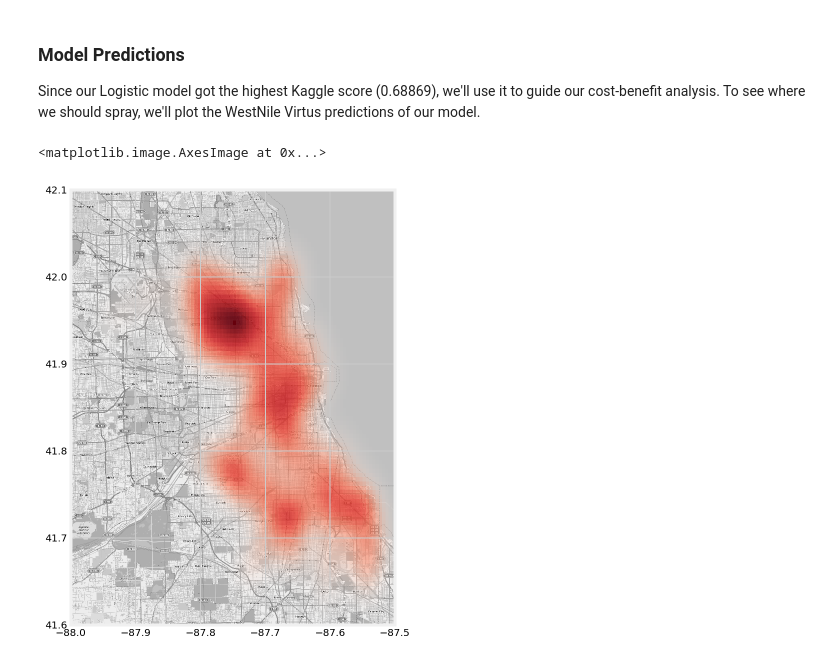
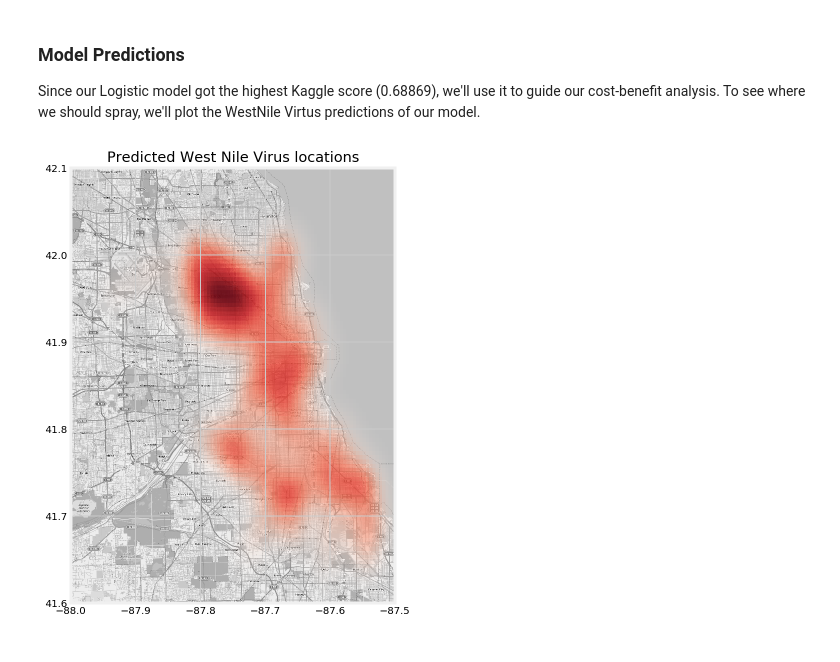
Before and after one commit to jphampton/west-nile, a Jupyter notebook: Models.ipynb, the cells around one changed output. Drawn from its saved outputs; the diff is of its cells as text; code cells hidden in the pictures.

Commit message:
Added title to prediction plot

```diff
--- a/Models.ipynb
+++ b/Models.ipynb
@@ -656,25 +654,28 @@ mapdata = np.loadtxt("assets/input/mapdata_copyright_openstreetmap_contributors.
 # %%
+mapdata = np.loadtxt("assets/input/mapdata_copyright_openstreetmap_contributors.txt")
+
 from sklearn.neighbors import KernelDensity
 plt.figure(figsize = (12,8))
 ax = plt.gca()
 ax.imshow(mapdata, cmap = plt.get_cmap('gray'), extent = (-88, -87.5, 41.6, 42.1),
            aspect = mapdata.shape[0] * 1.0 / mapdata.shape[1])
 
 # Plot a density map of our West Nile Virus predictions
 alphas = plt.cm.Reds
 alphas._init()
 alphas._lut[:-3, -1] = abs(np.logspace(0,1,alphas.N) / 10 - 1)[::-1]
 virus_locs = df_2014[['Longitude','Latitude']][preds==1]
 kern = KernelDensity(bandwidth = 0.02)
 kern.fit(virus_locs.values)
 xv, yv = np.meshgrid(np.linspace(-88, -87.5, 100), np.linspace(41.6, 42.1, 100))
 gridpoints = np.array([xv.ravel(), yv.ravel()]).T
 zv = np.exp(kern.score_samples(gridpoints).reshape(100,100))
 ax.imshow(zv,
           origin = 'lower',
           cmap = alphas,
           extent = (-88, -87.5, 41.6, 42.1),
           aspect = mapdata.shape[0]*1.0/mapdata.shape[1])
+plt.title("Predicted West Nile Virus locations")
+plt.show()
 # %% [output]
-<matplotlib.image.AxesImage at 0x...>
-[figure, old version]
+[figure, new version]
```
Also changed, not shown: parts of 10 cells of this notebook.
